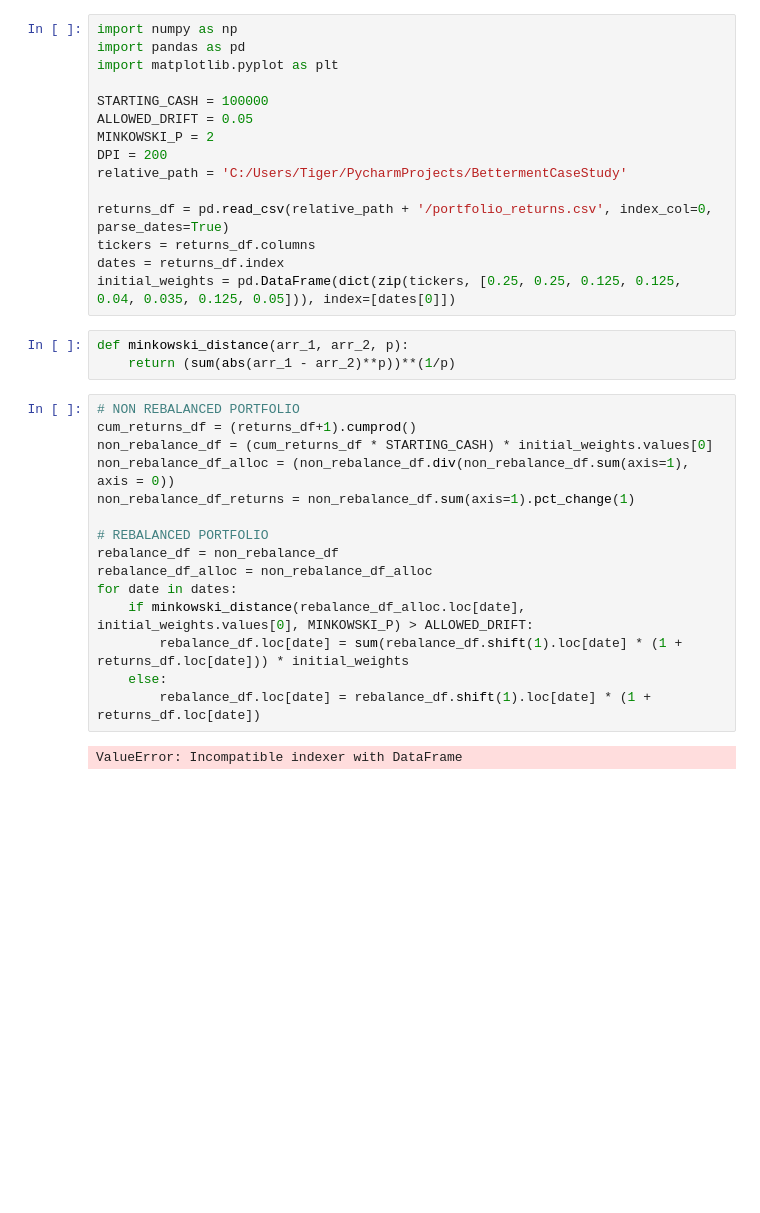
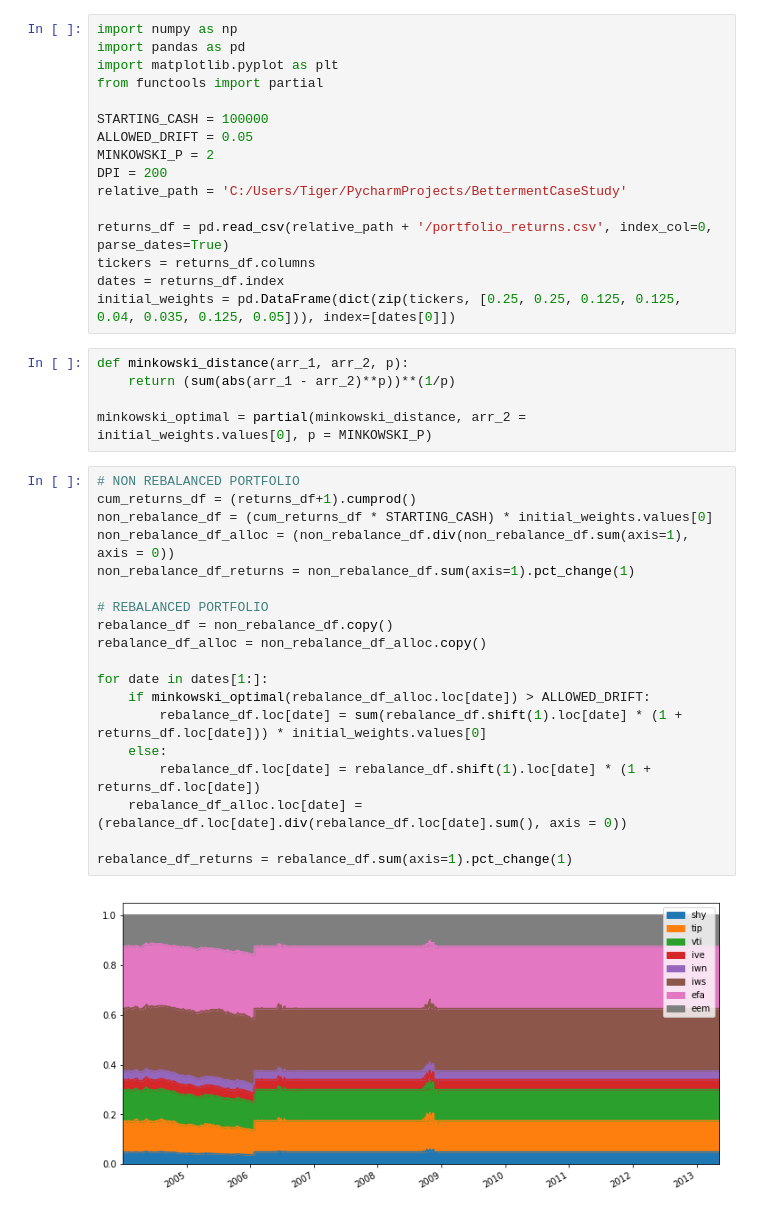
Before and after one commit to HakoSwede/BCS, a Jupyter notebook: BCS.ipynb, the cells around one changed output. Saved outputs shown, nothing was run; the diff lists cells and outputs as text; blank space fills up the shorter version.

Commit message:
Finished calculations for rebalanced portfolio

```diff
--- a/BCS.ipynb
+++ b/BCS.ipynb
@@ -2,6 +2,7 @@
 import numpy as np
 import pandas as pd
 import matplotlib.pyplot as plt
+from functools import partial
 
 STARTING_CASH = 100000
 ALLOWED_DRIFT = 0.05
@@ -16,23 +17,29 @@ initial_weights = pd.DataFrame(dict(zip(tickers, [0.25, 0.25, 0.125, 0.125, 0.04
 # %%
 def minkowski_distance(arr_1, arr_2, p):
     return (sum(abs(arr_1 - arr_2)**p))**(1/p)
+
+minkowski_optimal = partial(minkowski_distance, arr_2 = initial_weights.values[0], p = MINKOWSKI_P)
 # %%
 # NON REBALANCED PORTFOLIO
 cum_returns_df = (returns_df+1).cumprod()
 non_rebalance_df = (cum_returns_df * STARTING_CASH) * initial_weights.values[0]
 non_rebalance_df_alloc = (non_rebalance_df.div(non_rebalance_df.sum(axis=1), axis = 0))
 non_rebalance_df_returns = non_rebalance_df.sum(axis=1).pct_change(1)
 
 # REBALANCED PORTFOLIO
-rebalance_df = non_rebalance_df
-rebalance_df_alloc = non_rebalance_df_alloc
-for date in dates:
-    if minkowski_distance(rebalance_df_alloc.loc[date], initial_weights.values[0], MINKOWSKI_P) > ALLOWED_DRIFT:
-        rebalance_df.loc[date] = sum(rebalance_df.shift(1).loc[date] * (1 + returns_df.loc[date])) * initial_weights
+rebalance_df = non_rebalance_df.copy()
+rebalance_df_alloc = non_rebalance_df_alloc.copy()
+
+for date in dates[1:]:
+    if minkowski_optimal(rebalance_df_alloc.loc[date]) > ALLOWED_DRIFT:
+        rebalance_df.loc[date] = sum(rebalance_df.shift(1).loc[date] * (1 + returns_df.loc[date])) * initial_weights.values[0]
     else:
         rebalance_df.loc[date] = rebalance_df.shift(1).loc[date] * (1 + returns_df.loc[date])
+    rebalance_df_alloc.loc[date] = (rebalance_df.loc[date].div(rebalance_df.loc[date].sum(), axis = 0))
+
+rebalance_df_returns = rebalance_df.sum(axis=1).pct_change(1)
 # %% [output]
-ValueError: Incompatible indexer with DataFrame
+[figure, added]
 # %%
 # MAKE AND SAVE PLOTS
 
```
Also changed, not shown: parts of 1 cell of this notebook, 4 other files.
